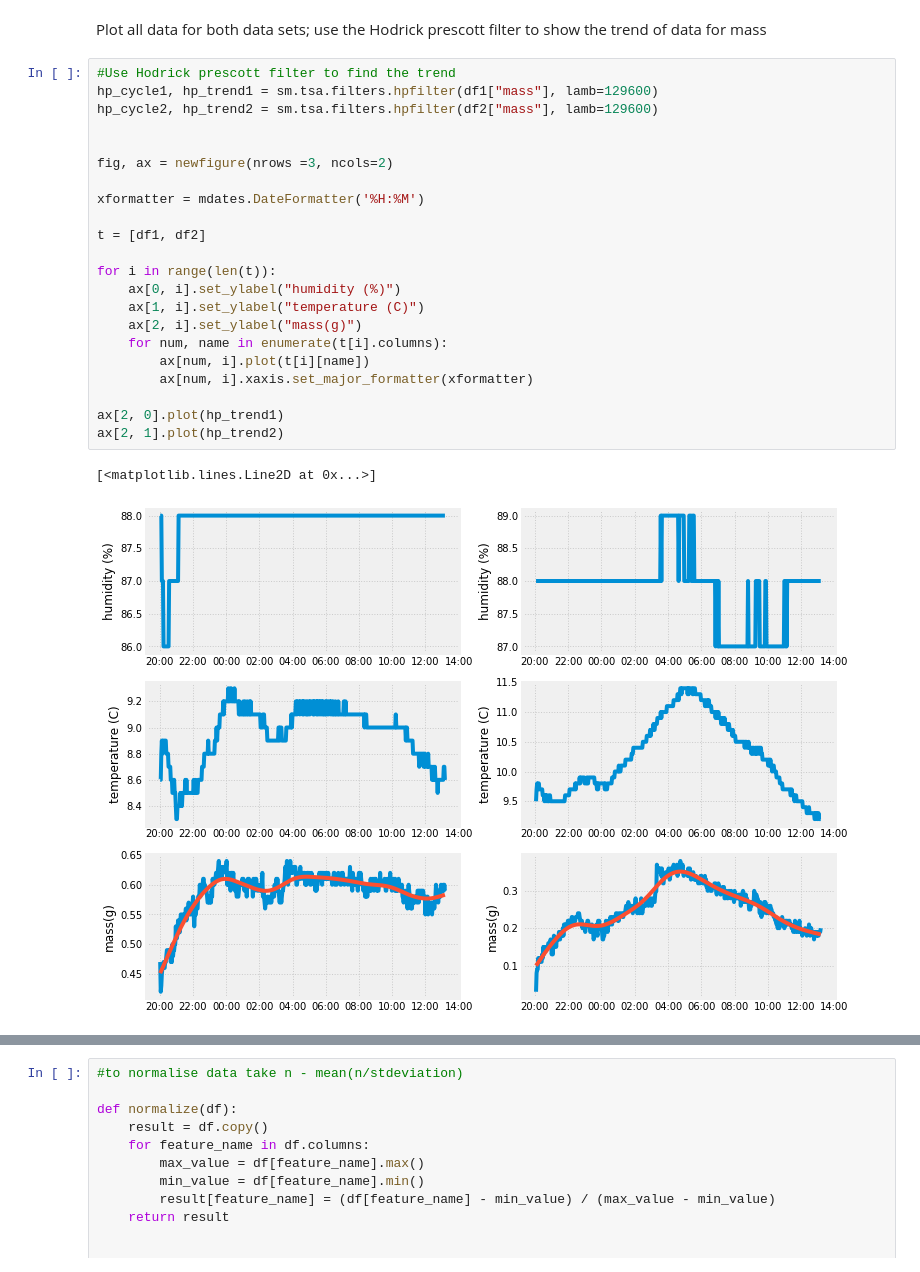
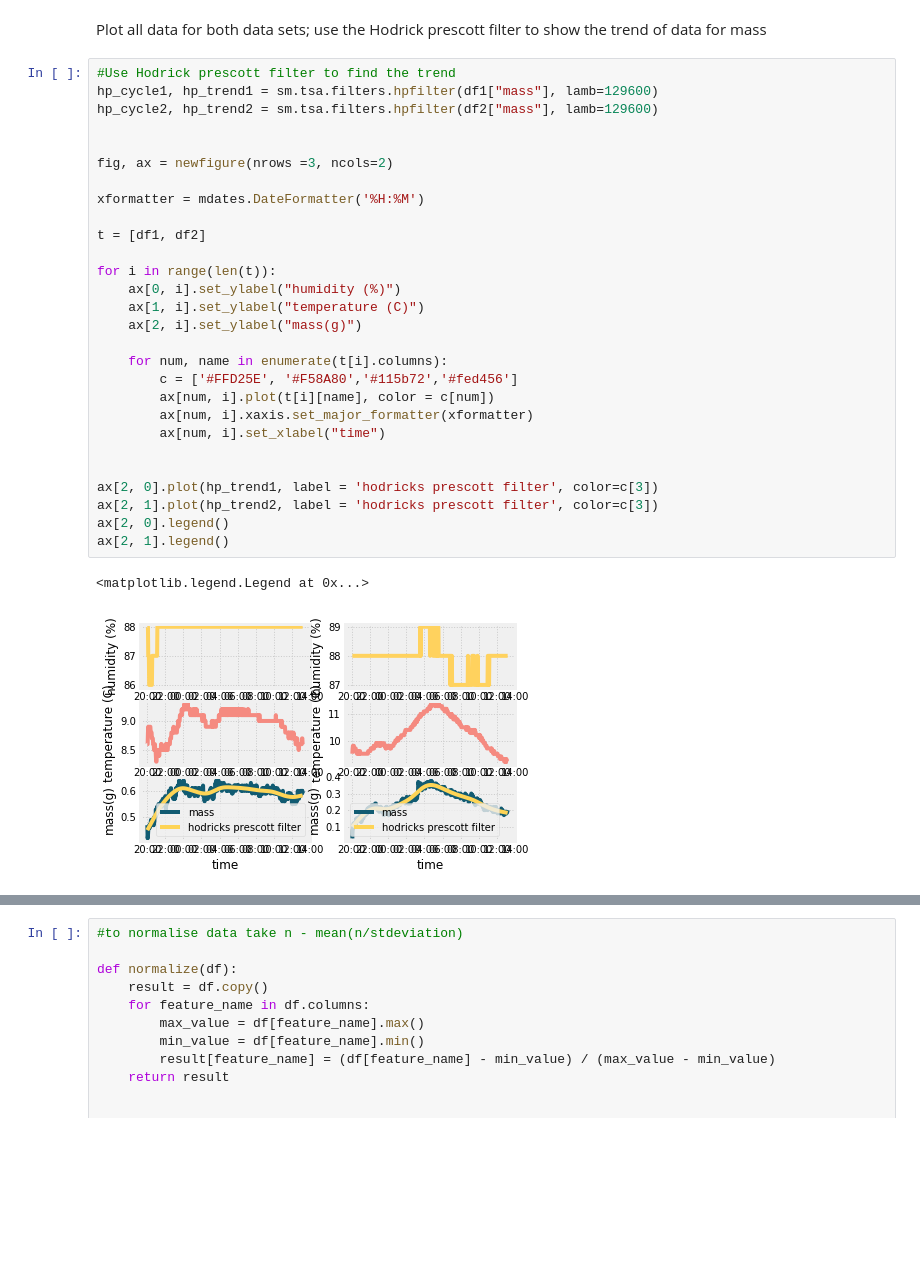
Before and after one commit to leahpattison/atmosphericWaterCollector, a Jupyter notebook: size0/Time Series Analysis 0 - heat.ipynb, the cells around one changed output, grey strips where cells are left out. Saved outputs shown, nothing was run; the diff lists cells and outputs as text; blank space fills up the shorter version.

```diff
--- a/size0/Time Series Analysis 0 - heat.ipynb
+++ b/size0/Time Series Analysis 0 - heat.ipynb
@@ -105,25 +123,31 @@ Plot all data for both data sets; use the Hodrick prescott filter to show the tr
 # %%
 #Use Hodrick prescott filter to find the trend
 hp_cycle1, hp_trend1 = sm.tsa.filters.hpfilter(df1["mass"], lamb=129600)
 hp_cycle2, hp_trend2 = sm.tsa.filters.hpfilter(df2["mass"], lamb=129600)
 
 
 fig, ax = newfigure(nrows =3, ncols=2)
 
 xformatter = mdates.DateFormatter('%H:%M')
 
 t = [df1, df2]
 
 for i in range(len(t)):
     ax[0, i].set_ylabel("humidity (%)")
     ax[1, i].set_ylabel("temperature (C)")
     ax[2, i].set_ylabel("mass(g)")
+
     for num, name in enumerate(t[i].columns):
-        ax[num, i].plot(t[i][name])
+        c = ['#FFD25E', '#F58A80','#115b72','#fed456']
+        ax[num, i].plot(t[i][name], color = c[num])
         ax[num, i].xaxis.set_major_formatter(xformatter)
+        ax[num, i].set_xlabel("time")
 
-ax[2, 0].plot(hp_trend1)
-ax[2, 1].plot(hp_trend2)
+
+ax[2, 0].plot(hp_trend1, label = 'hodricks prescott filter', color=c[3])
+ax[2, 1].plot(hp_trend2, label = 'hodricks prescott filter', color=c[3])
+ax[2, 0].legend()
+ax[2, 1].legend()
 # %% [output]
-[<matplotlib.lines.Line2D at 0x...>]
+<matplotlib.legend.Legend at 0x...>
-[figure, old version]
+[figure, new version]
```
Also changed, not shown: parts of 7 cells of this notebook, 2 other files.
